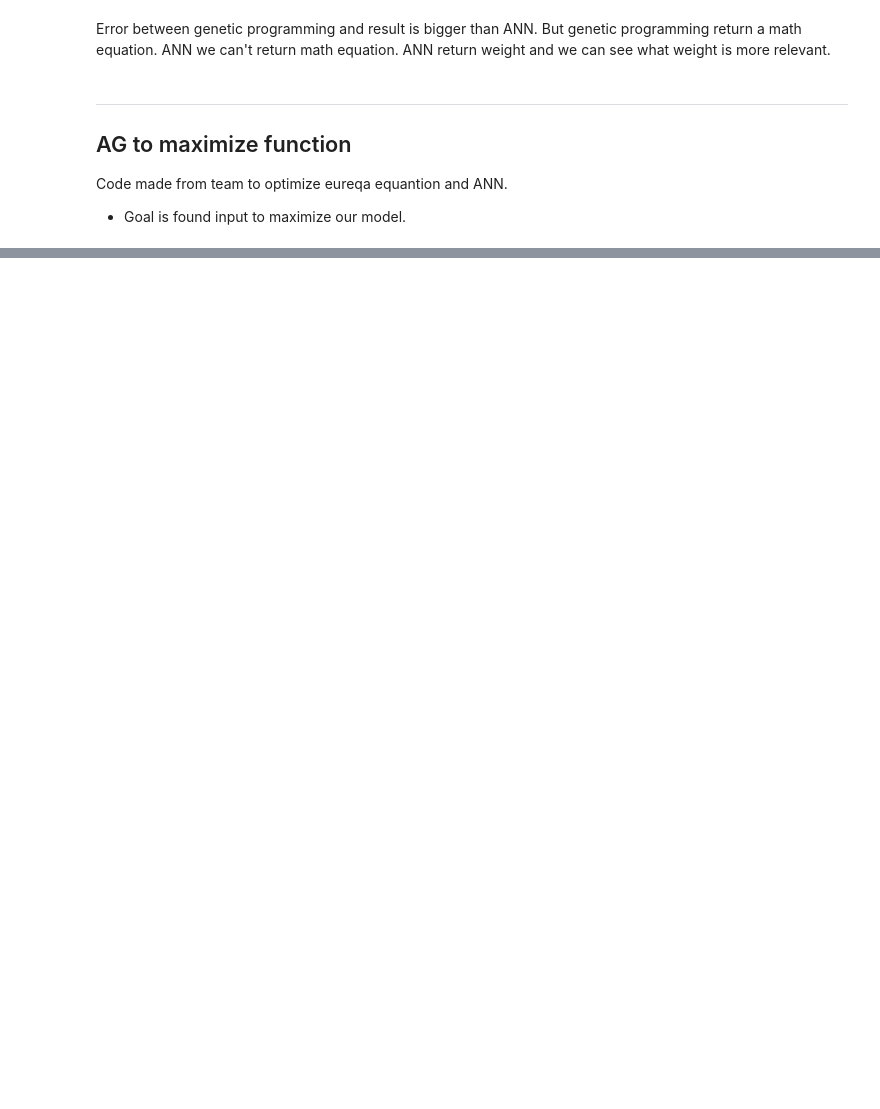
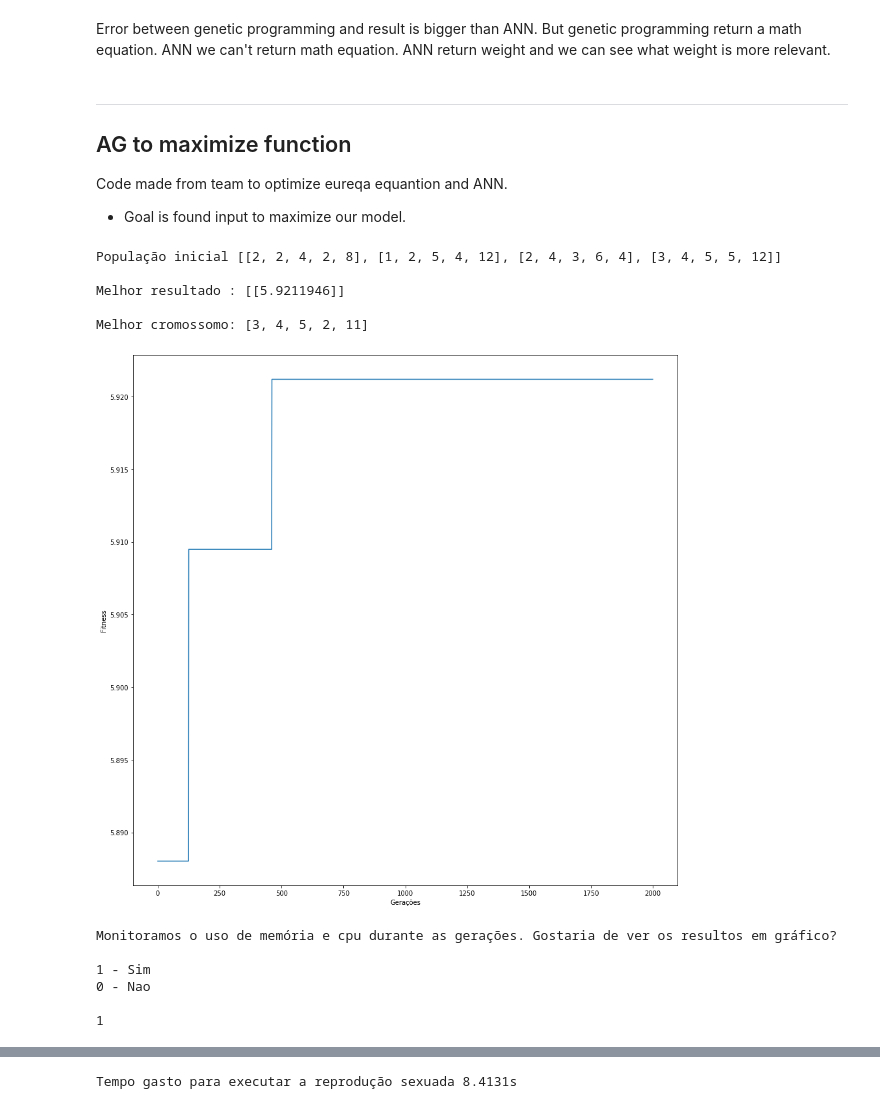
Before and after one commit to MatteusStranger/genetic_algorithm_mc906, a Jupyter notebook: report.ipynb, the cells around one changed output, grey strips where cells are left out. Drawn from its saved outputs; the diff is of its cells as text; code cells hidden in the pictures; blank space fills up the shorter version.

```diff
--- a/report.ipynb
+++ b/report.ipynb
@@ -141,3 +142,24 @@ Error between genetic programming and result is bigger than ANN. But genetic pro
 Code made from team to optimize eureqa equantion and ANN.
 
 * Goal is found input to maximize our model.
+# %%
+## Sexual
+ga.setModel(mm)
+# ga.execucao()
+
+t = Timer(lambda: ga.execucao())
+tempo = t.timeit(number=1)
+print(f"Tempo gasto para executar a reprodução sexuada {tempo:0.4f}s")
+# %% [output]
+População inicial [[2, 2, 4, 2, 8], [1, 2, 5, 4, 12], [2, 4, 3, 6, 4], [3, 4, 5, 5, 12]]
+
+Melhor resultado : [[5.9211946]]
+
+Melhor cromossomo: [3, 4, 5, 2, 11]
+[figure, added]
+Monitoramos o uso de memória e cpu durante as gerações. Gostaria de ver os resultos em gráfico?
+
+1 - Sim
+0 - Nao
+
+1
@@ -143,0 +168 @@ Code made from team to optimize eureqa equantion and ANN.
+Tempo gasto para executar a reprodução sexuada 8.4131s
```
Also changed, not shown: parts of 7 cells of this notebook.
